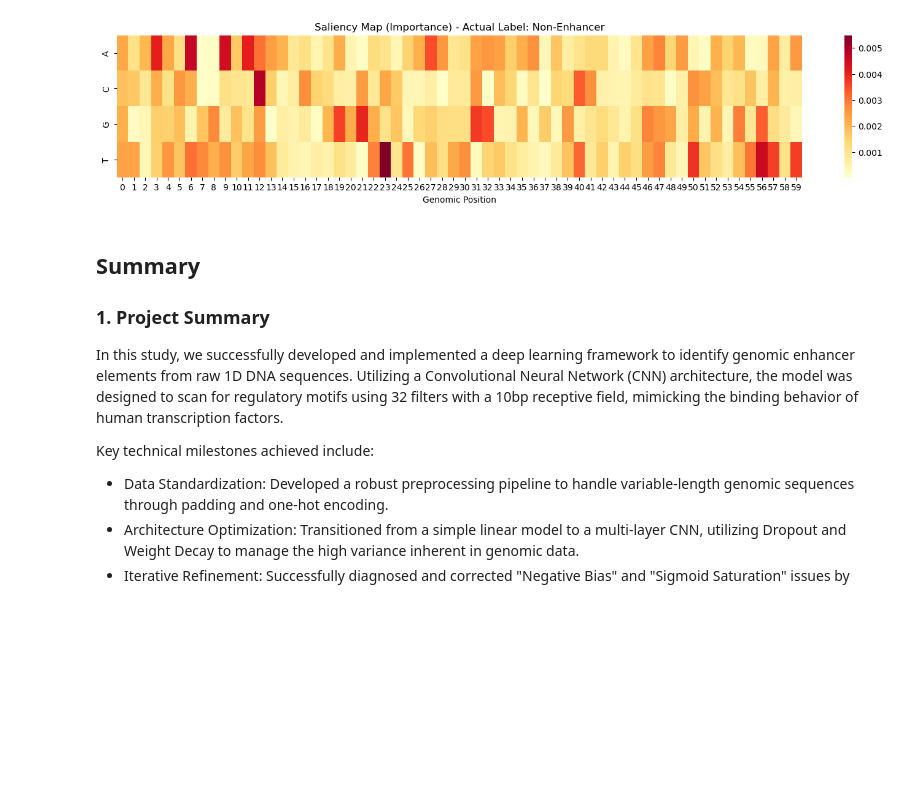
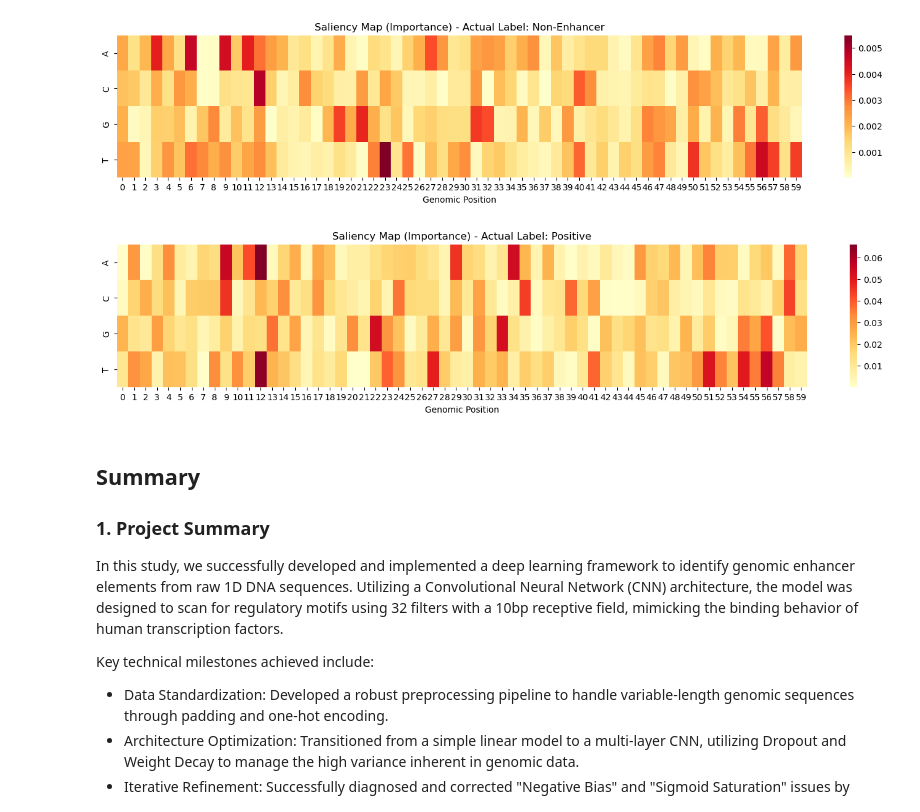
Before and after one commit to tianlinhe/bioinfor-to-ai, a Jupyter notebook: W4/w4_1_cnn_enhancer_classifier.ipynb, the cells around one changed output. Cells and saved outputs as stored; diff of their text form; code cells hidden in the pictures; blank space fills up the shorter version.

Commit message:
visualize one positive example

```diff
--- a/W4/w4_1_cnn_enhancer_classifier.ipynb
+++ b/W4/w4_1_cnn_enhancer_classifier.ipynb
@@ -629,11 +629,6 @@ eval = GenomicEvaluator(model3, device=device)
 
 # 2. Run the full test suite
 eval.run_test(test_loader)
-
-# 3. Visualize what a 'Positive' looks like to the model
-# Pick a random sample from the test set
-sample_seq, sample_label = test_ds[10]
-eval.plot_saliency_logo(sample_seq, "Enhancer" if sample_label == 1 else "Non-Enhancer")
 # %% [output]
 --- Test Set Classification Report ---
               precision    recall  f1-score   support
@@ -646,6 +641,17 @@ eval.plot_saliency_logo(sample_seq, "Enhancer" if sample_label == 1 else "Non-En
 weighted avg       0.62      0.62      0.62       200
 [figure]
 [figure]
+# %%
+# 3. Visualize what a 'Positive' looks like to the model
+# Pick a random sample from the test set
+for i in range(len(test_ds)):
+
+  sample_seq, sample_label = test_ds[i]
+  if sample_label == 1:
+    eval.plot_saliency_logo(sample_seq, 'Positive')
+    break
+# %% [output]
+[figure, added]
 # %% [markdown]
 ## Summary
 
```
Also changed, not shown: 1 other file.
